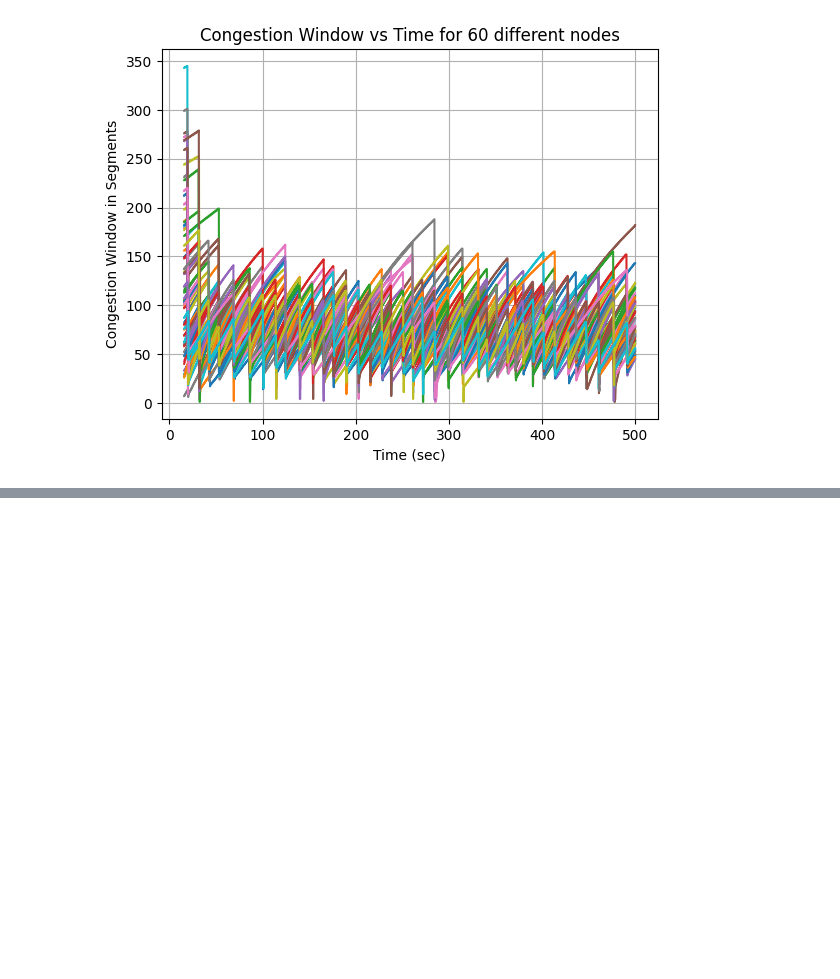
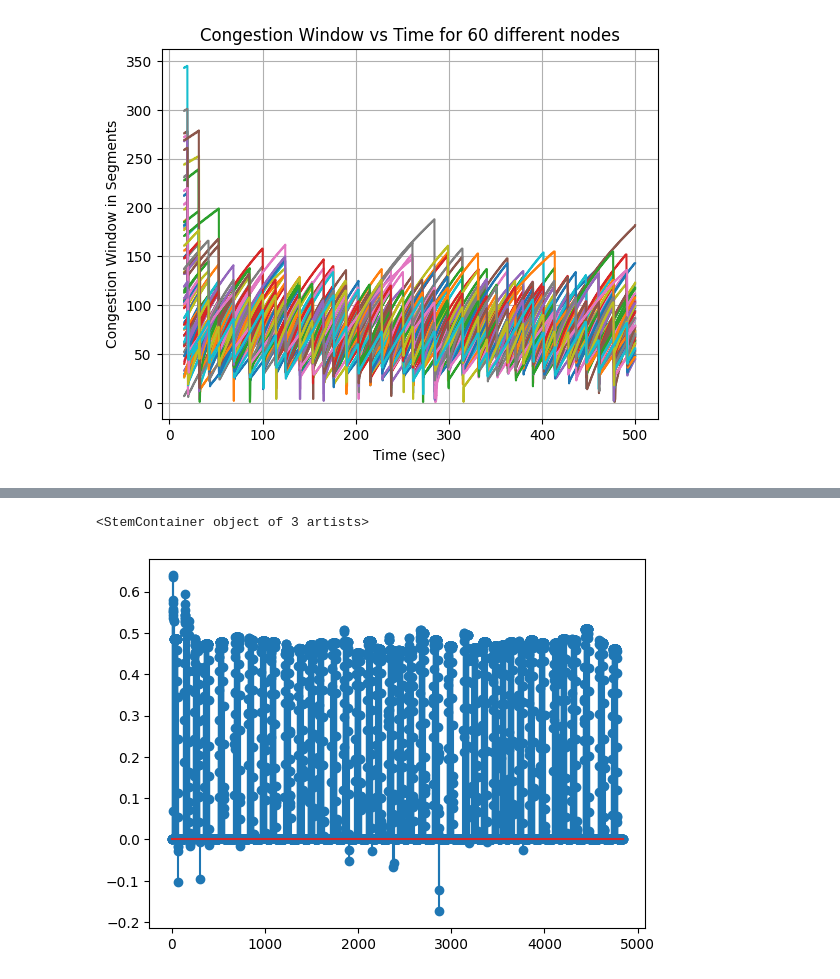
Before and after one commit to somitgond/mtp, a Jupyter notebook: pythonWork/beta_estimation.ipynb, the cells around one changed output, grey strips where cells are left out. Saved outputs shown, nothing was run; the diff lists cells and outputs as text; code cells hidden in the pictures; blank space fills up the shorter version.

```diff
--- a/pythonWork/beta_estimation.ipynb
+++ b/pythonWork/beta_estimation.ipynb
@@ -50,0 +274,5 @@ plt.grid()
+# %%
+plt.stem(betas)
+# %% [output]
+<StemContainer object of 3 artists>
+[figure, added]
```
Also changed, not shown: parts of 33 cells of this notebook, 1 other file.
